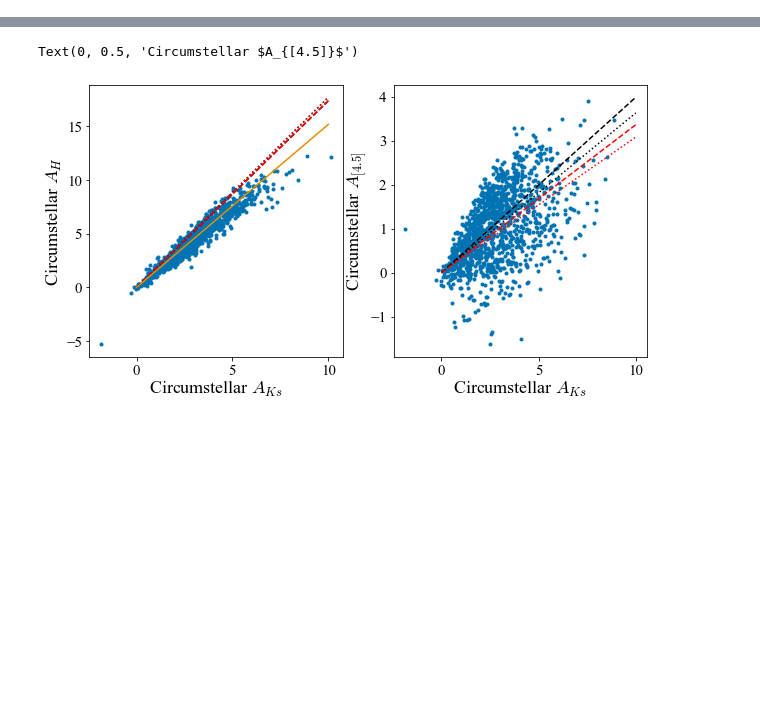
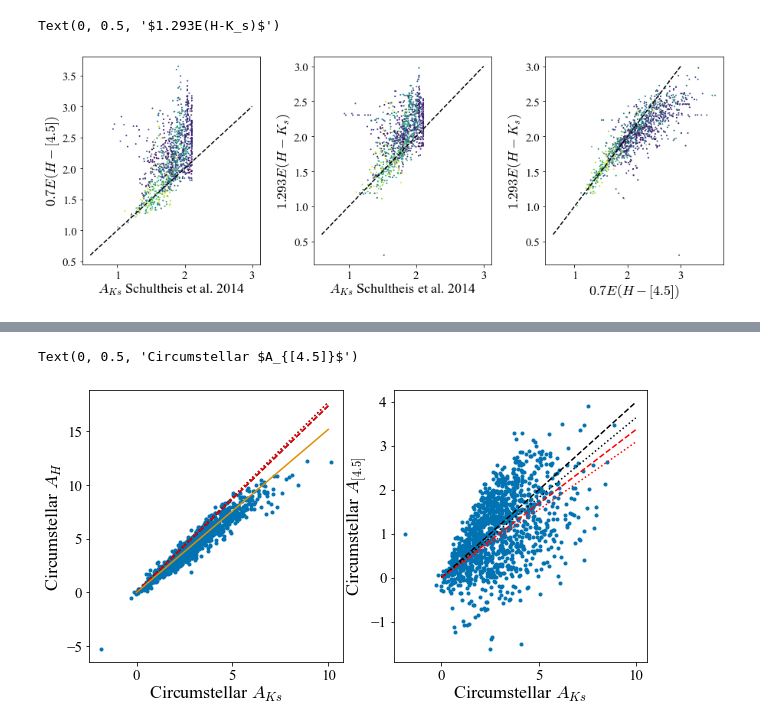
Before and after one commit to jls713/mira_nsd, a Jupyter notebook: selection_function.ipynb, the cells around one changed output, grey strips where cells are left out. Saved outputs shown, nothing was run; the diff lists cells and outputs as text; code cells hidden in the pictures; blank space fills up the shorter version.

Commit message:
Resubmitted version

```diff
--- a/selection_function.ipynb
+++ b/selection_function.ipynb
@@ -41,0 +96,26 @@ plt.plot(ks_c_rm[0], corrected_plr)
+# %%
+ah45=extinction_map_healpix(version='H45').query(data['l'].values,data['b'].values)
+ahk=extinction_map_healpix(version='HK').query(data['l'].values,data['b'].values)
+f,a=plt.subplots(1,3,figsize=[15,5])
+plt.subplots_adjust(wspace=0.3)
+plt.sca(a[0])
+plt.scatter(HKcoeff*s3d.query(data['l'].values,data['b'].values, np.ones(len(data))*8.275),ah45*0.7,c=np.abs(data['b'].values),s=1)
+xx = np.linspace(0.6,3.,100)
+plt.plot(xx,xx,'k--')
+plt.xlabel(r'$A_{Ks}$ Schultheis et al. 2014')
+plt.ylabel(r'$0.7E(H-[4.5])$')
+plt.sca(a[1])
+plt.scatter(HKcoeff*s3d.query(data['l'].values,data['b'].values, np.ones(len(data))*8.275),ahk*1.293,c=np.abs(data['b'].values),s=1)
+xx = np.linspace(0.6,3.,100)
+plt.plot(xx,xx,'k--')
+plt.xlabel(r'$A_{Ks}$ Schultheis et al. 2014')
+plt.ylabel(r'$1.293E(H-K_s)$')
+plt.sca(a[2])
+plt.scatter(ah45*0.7,ahk*1.293,c=np.abs(data['b'].values),s=1)
+xx = np.linspace(0.6,3.,100)
+plt.plot(xx,xx,'k--')
+plt.xlabel(r'$0.7E(H-[4.5])$')
+plt.ylabel(r'$1.293E(H-K_s)$')
+# %% [output]
+Text(0, 0.5, '$1.293E(H-K_s)$')
+[figure, added]
```
Also changed, not shown: parts of 17 cells of this notebook, 7 other files.
